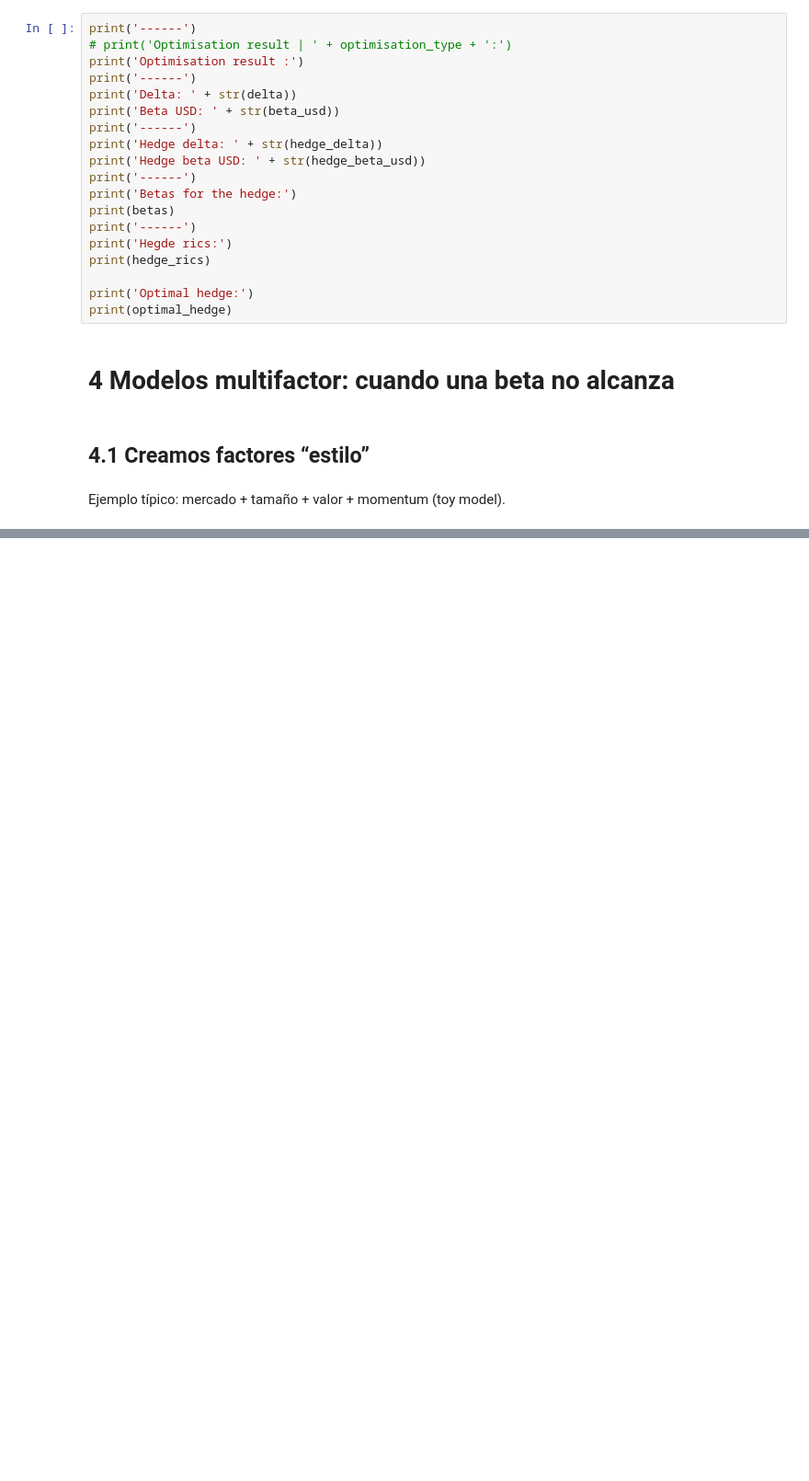
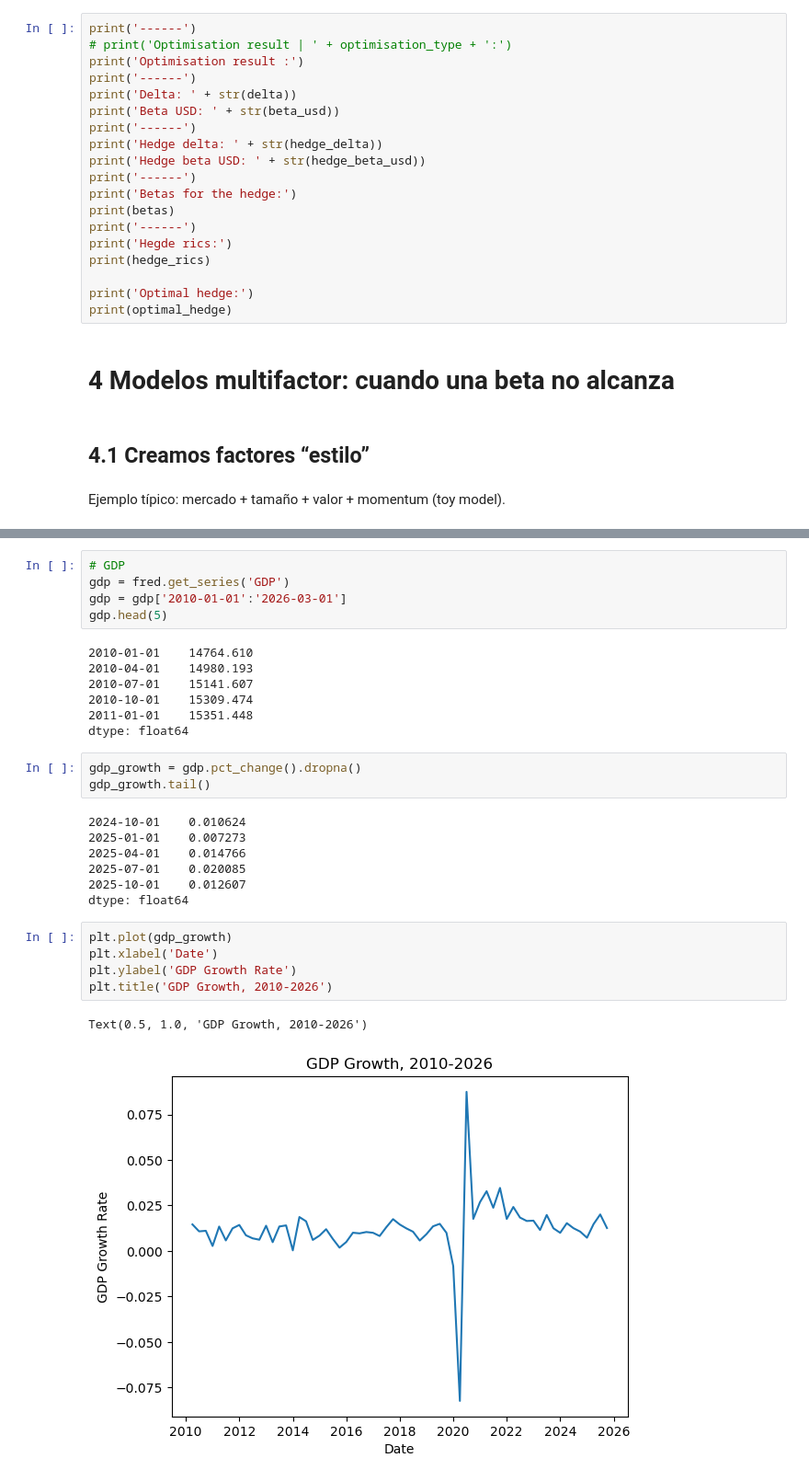
Before and after one commit to ferdlpz/Finanzas-Python, a Jupyter notebook: Modelos de valuacion de activos/Clase_Asset_Pricing.ipynb, the cells around one changed output, grey strips where cells are left out. Shown at 92% size. Drawn from its saved outputs; the diff is of its cells as text; blank space fills up the shorter version.

```diff
--- a/Modelos de valuacion de activos/Clase_Asset_Pricing.ipynb
+++ b/Modelos de valuacion de activos/Clase_Asset_Pricing.ipynb
@@ -782,0 +727,30 @@ Notes:
+# %%
+# GDP
+gdp = fred.get_series('GDP')
+gdp = gdp['2010-01-01':'2026-03-01']
+gdp.head(5)
+# %% [output]
+2010-01-01    14764.610
+2010-04-01    14980.193
+2010-07-01    15141.607
+2010-10-01    15309.474
+2011-01-01    15351.448
+dtype: float64
+# %%
+gdp_growth = gdp.pct_change().dropna()
+gdp_growth.tail()
+# %% [output]
+2024-10-01    0.010624
+2025-01-01    0.007273
+2025-04-01    0.014766
+2025-07-01    0.020085
+2025-10-01    0.012607
+dtype: float64
+# %%
+plt.plot(gdp_growth)
+plt.xlabel('Date')
+plt.ylabel('GDP Growth Rate')
+plt.title('GDP Growth, 2010-2026')
+# %% [output]
+Text(0.5, 1.0, 'GDP Growth, 2010-2026')
+[figure, added]
```
Also changed, not shown: parts of 49 cells of this notebook.
